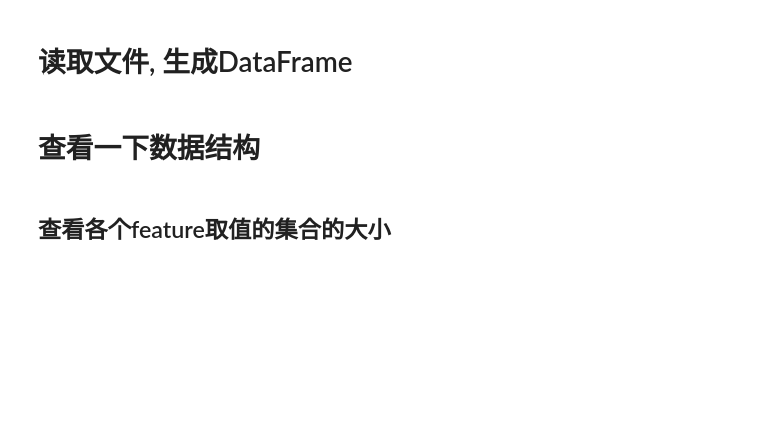
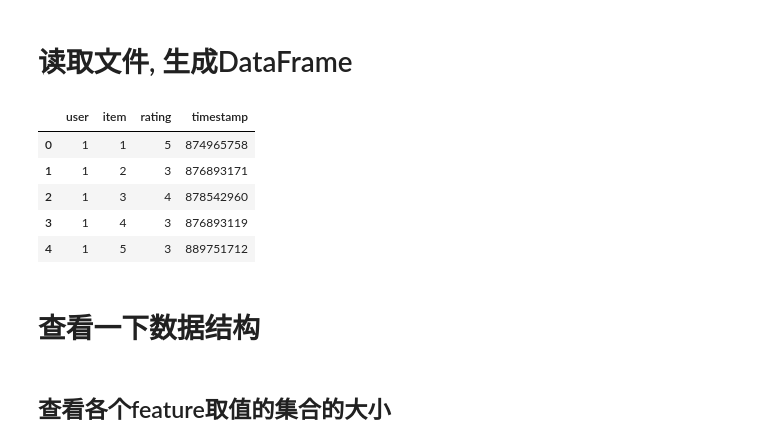
Before and after one commit to hotdog5225/learning, a Jupyter notebook: ml/pandas/execise.ipynb, the cells around one changed output. Drawn from its saved outputs; the diff is of its cells as text; code cells hidden in the pictures; blank space fills up the shorter version.

```diff
--- a/ml/pandas/execise.ipynb
+++ b/ml/pandas/execise.ipynb
@@ -8,6 +8,19 @@ import numpy as np
 train = pd.read_csv("train.csv", header=[0])
 
 test = pd.read_csv("test.csv", header=[0])
+# %%
+# 读取文件指定header, 指定delimiter
+cols = ['user','item','rating','timestamp']
+
+train = pd.read_csv('ua.base',delimiter='\t',names = cols)
+train.head()
+# %% [output]
+|  | user | item | rating | timestamp |
+| 0 | 1 | 1 | 5 | 874965758 |
+| 1 | 1 | 2 | 3 | 876893171 |
+| 2 | 1 | 3 | 4 | 878542960 |
+| 3 | 1 | 4 | 3 | 876893119 |
+| 4 | 1 | 5 | 3 | 889751712 |
 # %% [markdown]
 # 查看一下数据结构
 # %% [markdown]
```
Also changed, not shown: 2 other files.
